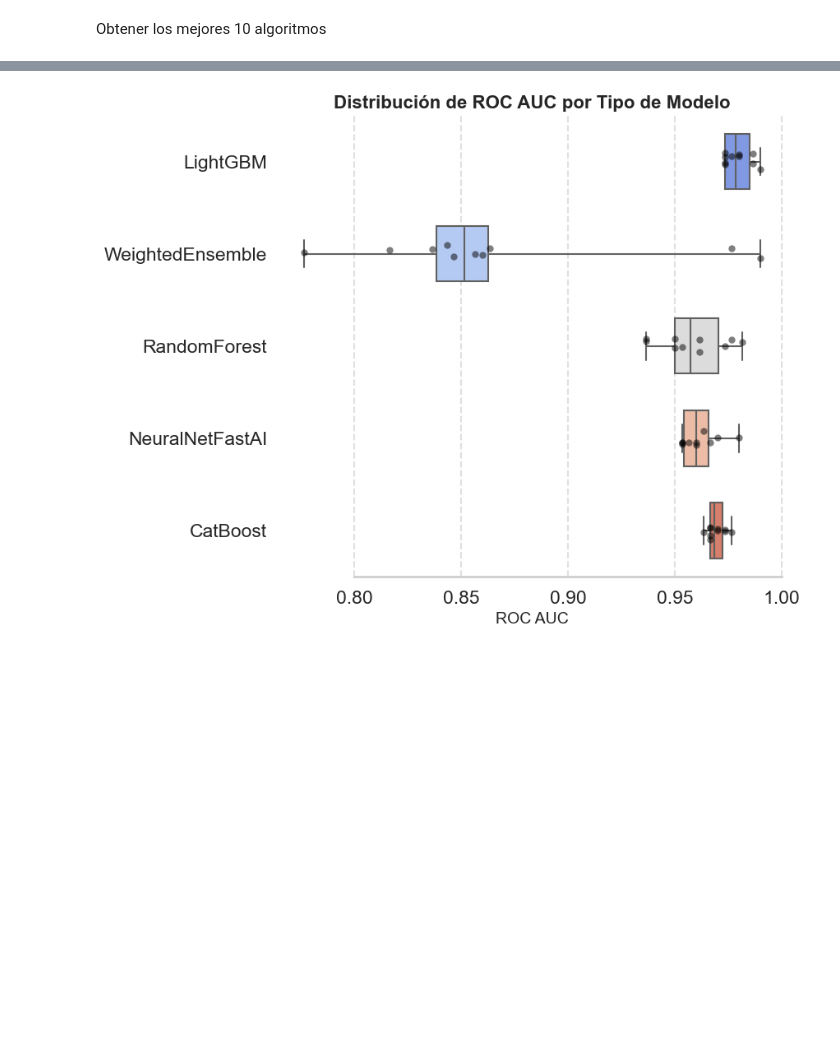
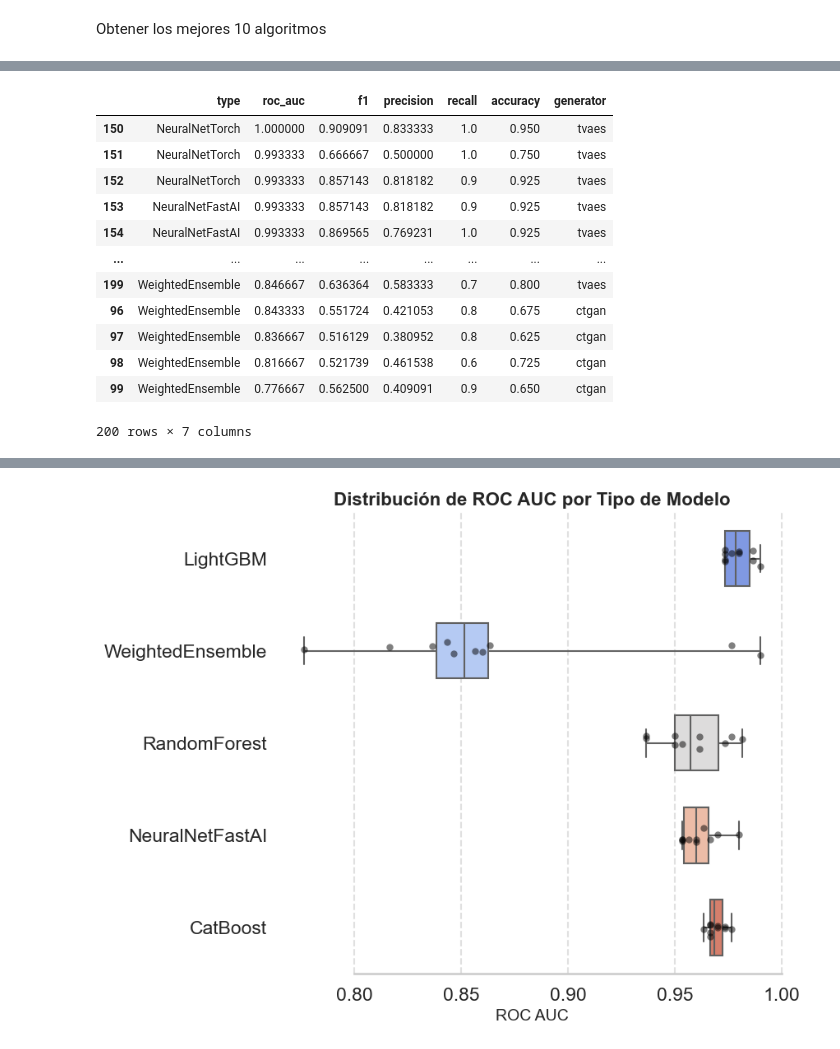
Before and after one commit to jgalanl/synthetic-data, a Jupyter notebook: analytics/analytics.ipynb, the cells around one changed output, grey strips where cells are left out. Saved outputs shown, nothing was run; the diff lists cells and outputs as text; code cells hidden in the pictures; blank space fills up the shorter version.

```diff
--- a/analytics/analytics.ipynb
+++ b/analytics/analytics.ipynb
@@ -15,5 +14,5 @@ df['type'] = df['model'].apply(lambda x: x.split('_')[0])
 # %%
-metrics = ['type', 'roc_auc', 'f1', 'precision', 'recall', 'accuracy']
+metrics = ['type', 'roc_auc', 'f1', 'precision', 'recall', 'accuracy', 'generator']
 # %% [markdown]
 Obtener los mejores 10 algoritmos
 # %%
@@ -50,3 +32,19 @@ top_df
+# %%
+result_df.sort_values(['roc_auc'], ascending=False)[metrics]
+# %% [output]
+|  | type | roc_auc | f1 | precision | recall | accuracy | generator |
+| 150 | NeuralNetTorch | 1.000000 | 0.909091 | 0.833333 | 1.0 | 0.950 | tvaes |
+| 151 | NeuralNetTorch | 0.993333 | 0.666667 | 0.500000 | 1.0 | 0.750 | tvaes |
+| 152 | NeuralNetTorch | 0.993333 | 0.857143 | 0.818182 | 0.9 | 0.925 | tvaes |
+| 153 | NeuralNetFastAI | 0.993333 | 0.857143 | 0.818182 | 0.9 | 0.925 | tvaes |
+| 154 | NeuralNetFastAI | 0.993333 | 0.869565 | 0.769231 | 1.0 | 0.925 | tvaes |
+| ... | ... | ... | ... | ... | ... | ... | ... |
+| 199 | WeightedEnsemble | 0.846667 | 0.636364 | 0.583333 | 0.7 | 0.800 | tvaes |
+| 96 | WeightedEnsemble | 0.843333 | 0.551724 | 0.421053 | 0.8 | 0.675 | ctgan |
+| 97 | WeightedEnsemble | 0.836667 | 0.516129 | 0.380952 | 0.8 | 0.625 | ctgan |
+| 98 | WeightedEnsemble | 0.816667 | 0.521739 | 0.461538 | 0.6 | 0.725 | ctgan |
+| 99 | WeightedEnsemble | 0.776667 | 0.562500 | 0.409091 | 0.9 | 0.650 | ctgan |
+200 rows × 7 columns
 # %%
 import seaborn as sns
 import matplotlib.pyplot as plt
```
Also changed, not shown: parts of 9 cells of this notebook.
